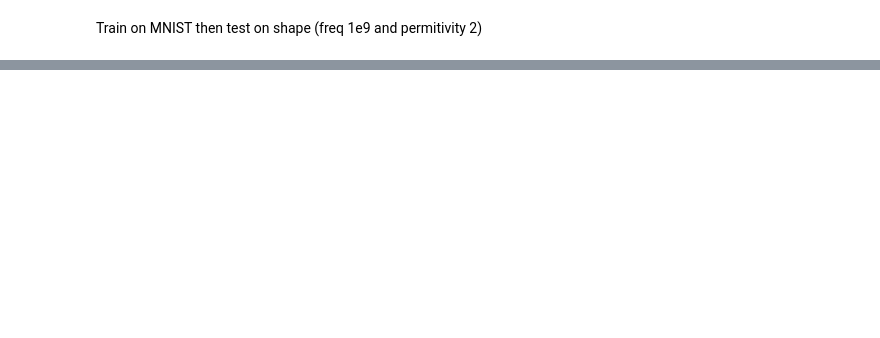
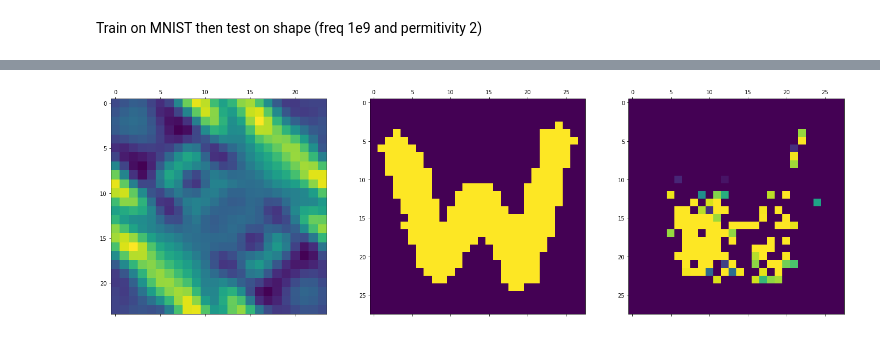
Before and after one commit to nguye82/microwave_imaging_project, a Jupyter notebook: UNET CNN.ipynb, the cells around one changed output, grey strips where cells are left out. Drawn from its saved outputs; the diff is of its cells as text; code cells hidden in the pictures; blank space fills up the shorter version.

```diff
--- a/UNET CNN.ipynb
+++ b/UNET CNN.ipynb
@@ -34,15 +38,14 @@ def readData(path, getTargetName = False):
     if getTargetName: result = (field, target, freq, targetName)
     return result
 # %%
-fieldCirc, targetCirc, freqCirc, shapeCirc = readData(path = "./CircleData/", getTargetName=True)
+fieldMNIST, targetMNIST, freqMNIST = readData(path = "./testing/", getTargetName=False)
 
-fieldCirc_transformed = np.reshape(fieldCirc, (fieldCirc.shape[0], fieldCirc.shape[1], fieldCirc.shape[2], 1))
-targetCirc_transformed = np.reshape(targetCirc, (targetCirc.shape[0], targetCirc.shape[1], targetCirc.shape[2], 1))
+fieldMNIST_transformed = np.reshape(fieldMNIST, (fieldMNIST.shape[0], fieldMNIST.shape[1], fieldMNIST.shape[2], 1))
+targetMNIST_transformed = np.reshape(targetMNIST, (targetMNIST.shape[0], targetMNIST.shape[1], targetMNIST.shape[2], 1))
 
-fieldCirc_train, fieldCirc_test, targetCirc_train, targetCirc_test, freqCirc_train, freqCirc_test= train_test_split(
-    fieldCirc_transformed, targetCirc_transformed, freqCirc, test_size=0.20, random_state=42)
+fieldMNIST_train, fieldMNIST_test, targetMNIST_train, targetMNIST_test= train_test_split(
+    fieldMNIST_transformed, targetMNIST_transformed, test_size=0.20, random_state=42)
 
-
-fieldCirc_train, fieldCirc_val, targetCirc_train, targetCirc_val= train_test_split(
-    fieldCirc_train, targetCirc_train, test_size=0.20, random_state=42)
+fieldMNIST_train, fieldMNIST_val, targetMNIST_train, targetMNIST_val= train_test_split(
+    fieldMNIST_train, targetMNIST_train, test_size=0.20, random_state=42)
 # %% [output]
@@ -445,0 +380,6 @@ plt.show()
+# %%
+model_mnist_flatten.save('unet_flatten.h5', overwrite=True)
+
+trained_model_flatten = load_model('unet_flatten.h5')
+# %%
+pred2 = trained_model_flatten.predict(fieldMNIST_test)
@@ -445,0 +388,10 @@ plt.show()
+# %%
+fig, axs = plt.subplots(1, 3, figsize=(24, 24))
+
+axs[0].matshow(fieldMNIST_test[0])
+axs[1].matshow(targetMNIST_test[0])
+axs[2].matshow(pred2[0])
+
+plt.show()
+# %% [output]
+[figure, added]
```
Also changed, not shown: parts of 58 cells of this notebook.
